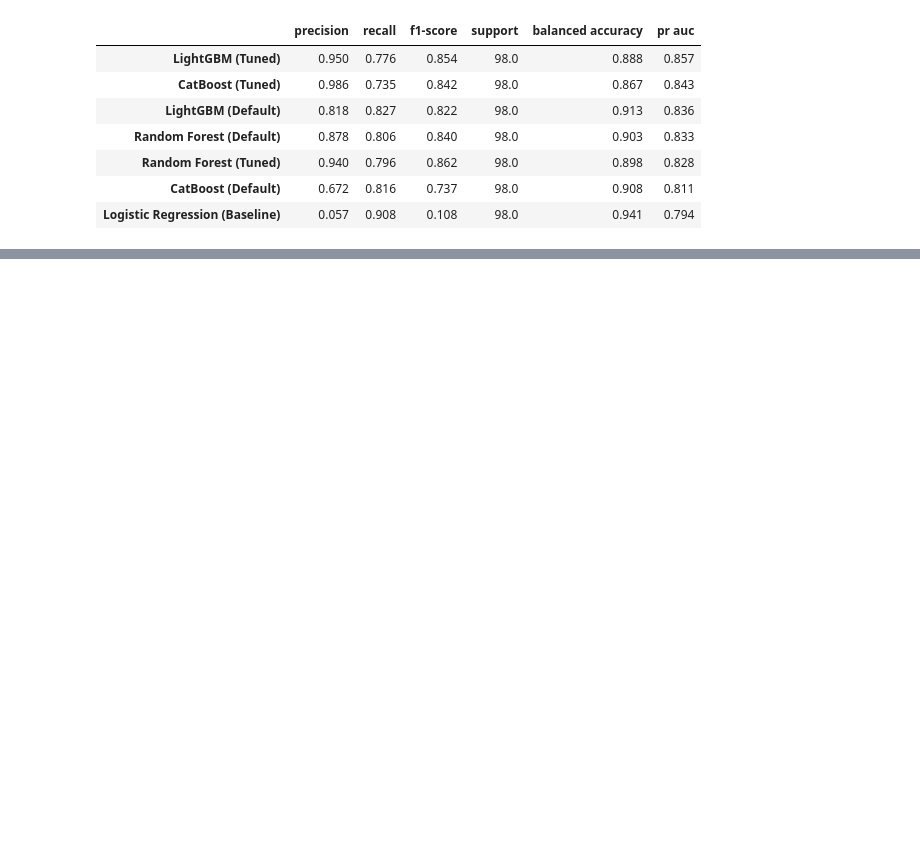
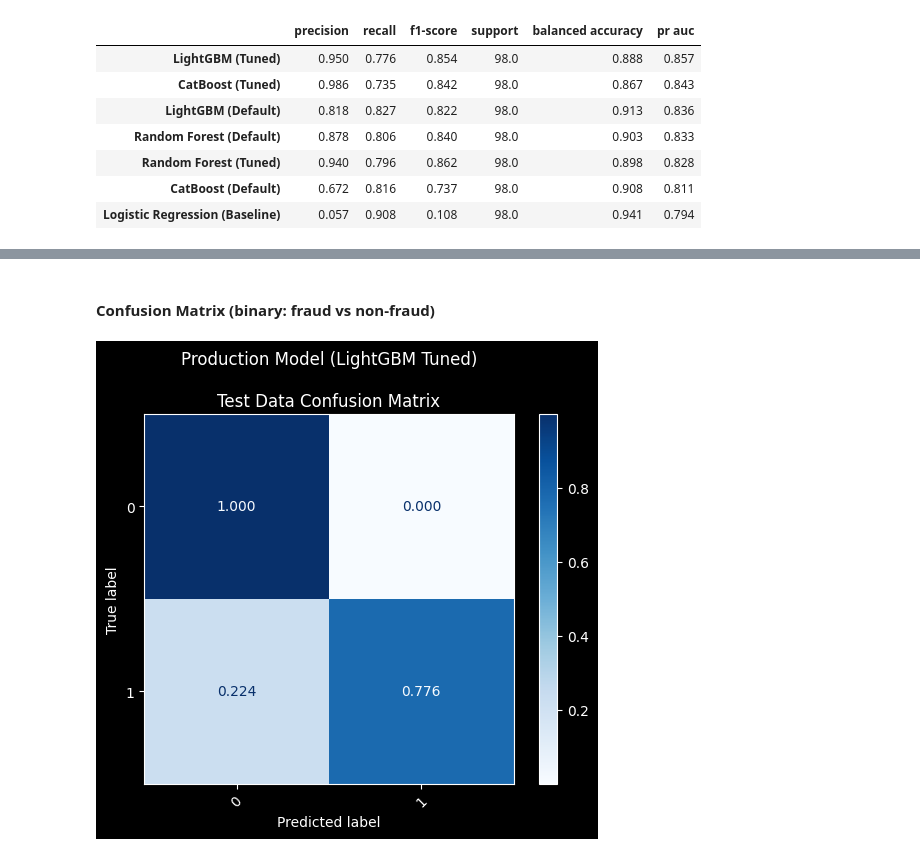
Before and after one commit to MohanadAlemam/fraud-detection-credit-card, a Jupyter notebook: notebooks/05_results_analysis.ipynb, the cells around one changed output, grey strips where cells are left out. Cells and saved outputs as stored; diff of their text form; code cells hidden in the pictures; blank space fills up the shorter version.

```diff
--- a/notebooks/05_results_analysis.ipynb
+++ b/notebooks/05_results_analysis.ipynb
@@ -199,0 +221,6 @@ Conclusion: The ranking based on PR AUC remains consistent with OOF results, con
+# %% [markdown]
+#### Confusion Matrix (binary: fraud vs non-fraud)
+# %%
+test_evaluation(production_model, X_test, y_test, model_name="Production Model (LightGBM Tuned)", print_c_matrix=True)
+# %% [output]
+[figure, added]
```
Also changed, not shown: parts of 10 cells of this notebook.
